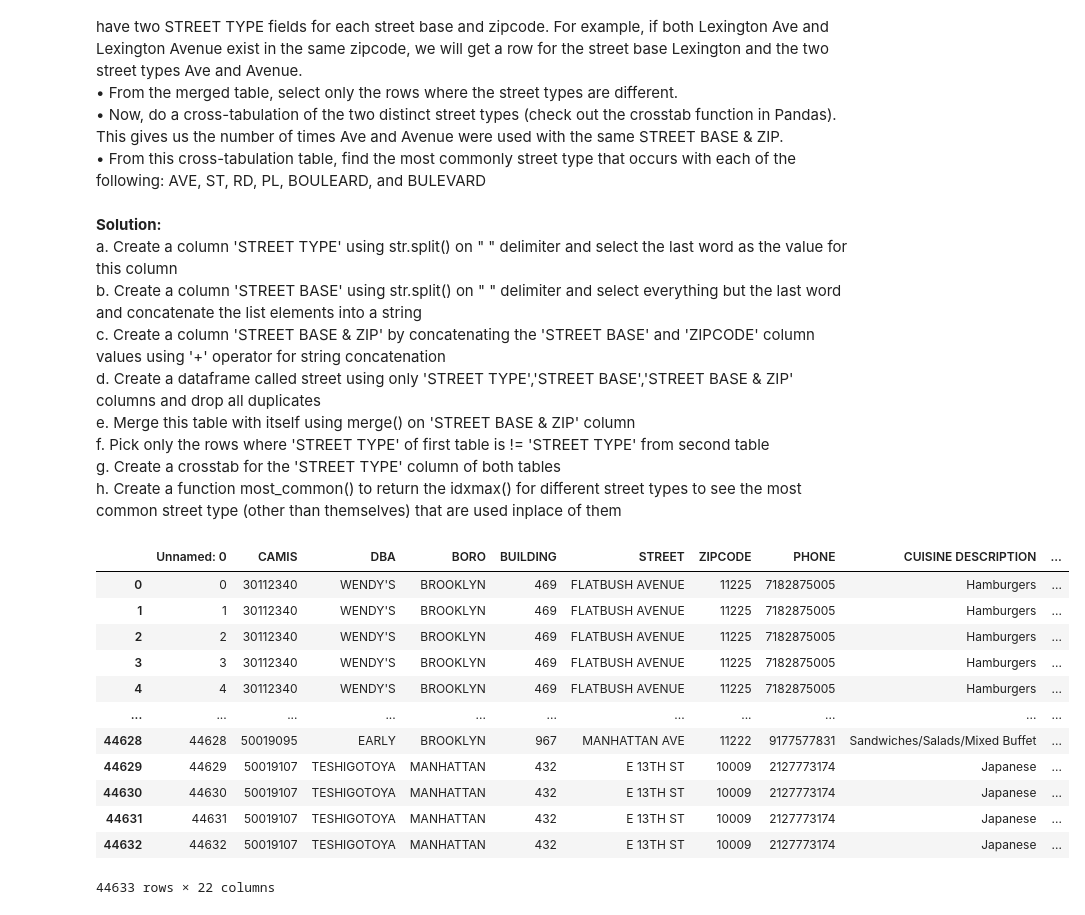
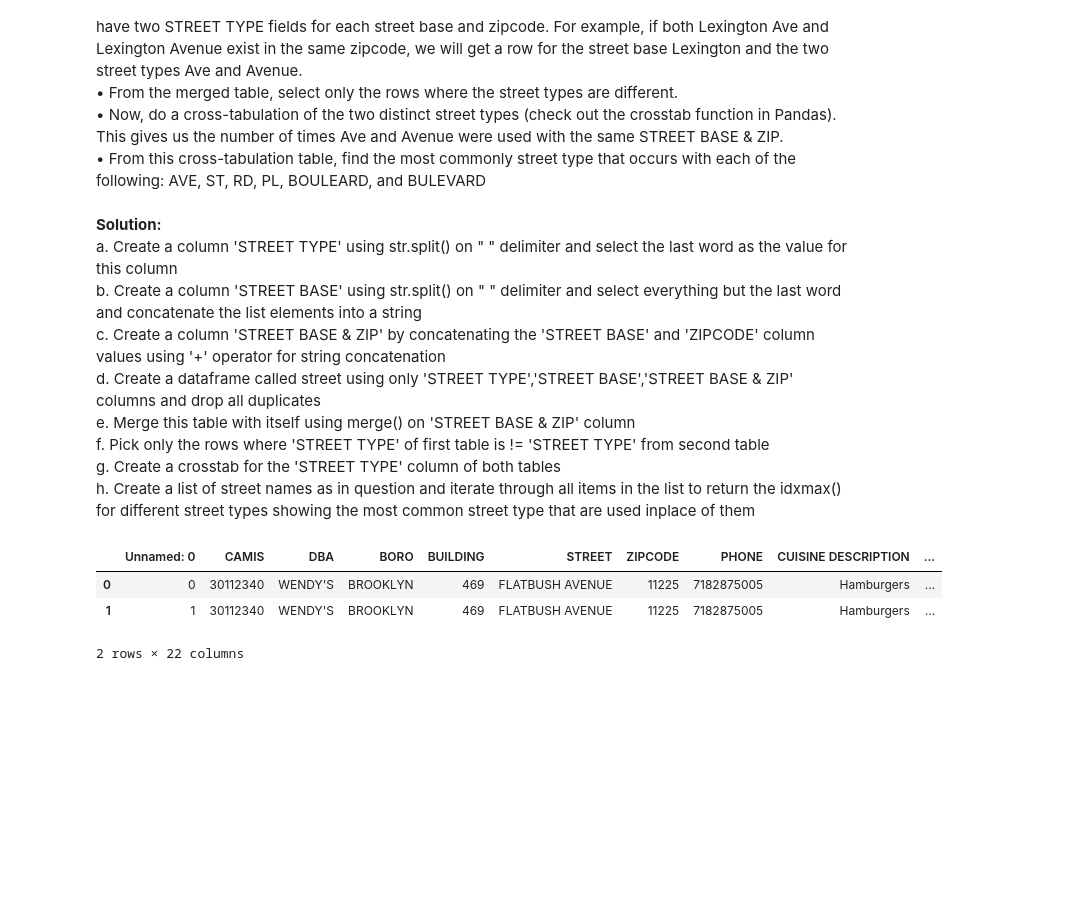
Before and after one commit to RahulSingla5209/pandas_basics, a Jupyter notebook: MIS-S381N - Data Science Programming HW-2.ipynb, the cells around one changed output. Saved outputs shown, nothing was run; the diff lists cells and outputs as text; code cells hidden in the pictures; blank space fills up the shorter version.

```diff
--- a/MIS-S381N - Data Science Programming HW-2.ipynb
+++ b/MIS-S381N - Data Science Programming HW-2.ipynb
@@ -620,25 +624,16 @@ Ave and Avenue were used with the same STREET BASE & ZIP.<br>
 that occurs with each of the following: AVE, ST, RD, PL, BOULEARD,
 and BULEVARD<br>
 # %% [markdown]
-<b>Solution:</b><br>a. Create a column 'STREET TYPE' using str.split() on " " delimiter and select the last word as the value for this column<br>b. Create a column 'STREET BASE' using str.split() on " " delimiter and select everything but the last word and concatenate the list elements into a string<br>c. Create a column 'STREET BASE & ZIP' by concatenating the 'STREET BASE' and 'ZIPCODE' column values using '+' operator for string concatenation<br>d. Create a dataframe called street using only 'STREET TYPE','STREET BASE','STREET BASE & ZIP' columns and drop all duplicates<br>e. Merge this table with itself using merge() on 'STREET BASE & ZIP' column<br>f. Pick only the rows where 'STREET TYPE' of first table is != 'STREET TYPE' from second table<br>g. Create a crosstab for the 'STREET TYPE' column of both tables<br>h. Create a function most_common() to return the idxmax() for different street types to see the most common street type (other than themselves) that are used inplace of them
+<b>Solution:</b><br>a. Create a column 'STREET TYPE' using str.split() on " " delimiter and select the last word as the value for this column<br>b. Create a column 'STREET BASE' using str.split() on " " delimiter and select everything but the last word and concatenate the list elements into a string<br>c. Create a column 'STREET BASE & ZIP' by concatenating the 'STREET BASE' and 'ZIPCODE' column values using '+' operator for string concatenation<br>d. Create a dataframe called street using only 'STREET TYPE','STREET BASE','STREET BASE & ZIP' columns and drop all duplicates<br>e. Merge this table with itself using merge() on 'STREET BASE & ZIP' column<br>f. Pick only the rows where 'STREET TYPE' of first table is != 'STREET TYPE' from second table<br>g. Create a crosstab for the 'STREET TYPE' column of both tables<br>h. Create a list of street names as in question and iterate through all items in the list to return the idxmax() for different street types showing the most common street type that are used inplace of them
 # %%
 ## Create a column 'STREET TYPE' using str.split() on " " delimiter and select the last word as the value for this column<
-df['STREET TYPE'] = df['STREET'].str.split(" ").str[-1]
-df
+df['STREET TYPE'] = df['STREET'].str.split().str[-1]
+df.head(2)
 # %% [output]
 |  | Unnamed: 0 | CAMIS | DBA | BORO | BUILDING | STREET | ZIPCODE | PHONE | CUISINE DESCRIPTION | ... |
 | 0 | 0 | 30112340 | WENDY'S | BROOKLYN | 469 | FLATBUSH AVENUE | 11225 | 7182875005 | Hamburgers | ... |
 | 1 | 1 | 30112340 | WENDY'S | BROOKLYN | 469 | FLATBUSH AVENUE | 11225 | 7182875005 | Hamburgers | ... |
-| 2 | 2 | 30112340 | WENDY'S | BROOKLYN | 469 | FLATBUSH AVENUE | 11225 | 7182875005 | Hamburgers | ... |
-| 3 | 3 | 30112340 | WENDY'S | BROOKLYN | 469 | FLATBUSH AVENUE | 11225 | 7182875005 | Hamburgers | ... |
-| 4 | 4 | 30112340 | WENDY'S | BROOKLYN | 469 | FLATBUSH AVENUE | 11225 | 7182875005 | Hamburgers | ... |
-| ... | ... | ... | ... | ... | ... | ... | ... | ... | ... | ... |
-| 44628 | 44628 | 50019095 | EARLY | BROOKLYN | 967 | MANHATTAN AVE | 11222 | 9177577831 | Sandwiches/Salads/Mixed Buffet | ... |
-| 44629 | 44629 | 50019107 | TESHIGOTOYA | MANHATTAN | 432 | E 13TH ST | 10009 | 2127773174 | Japanese | ... |
-| 44630 | 44630 | 50019107 | TESHIGOTOYA | MANHATTAN | 432 | E 13TH ST | 10009 | 2127773174 | Japanese | ... |
-| 44631 | 44631 | 50019107 | TESHIGOTOYA | MANHATTAN | 432 | E 13TH ST | 10009 | 2127773174 | Japanese | ... |
-| 44632 | 44632 | 50019107 | TESHIGOTOYA | MANHATTAN | 432 | E 13TH ST | 10009 | 2127773174 | Japanese | ... |
-44633 rows × 22 columns
+2 rows × 22 columns
 # %%
 ## Create a column 'STREET BASE' using str.split() on " " delimiter and
 ## select everything but the last word and concatenate the list elements into a string
```
Also changed, not shown: parts of 20 cells of this notebook.
